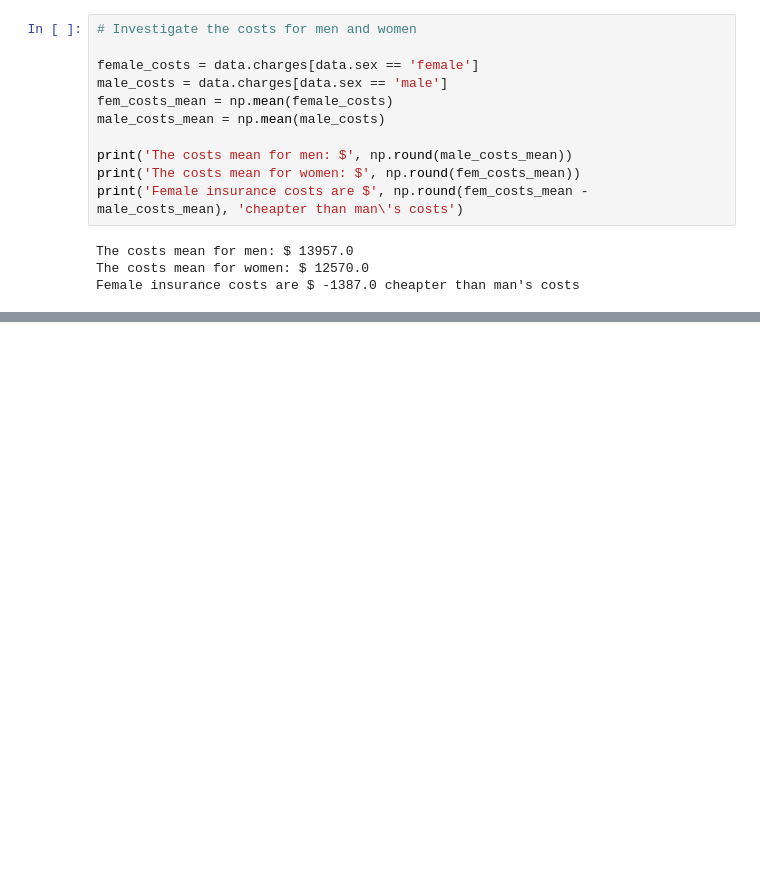
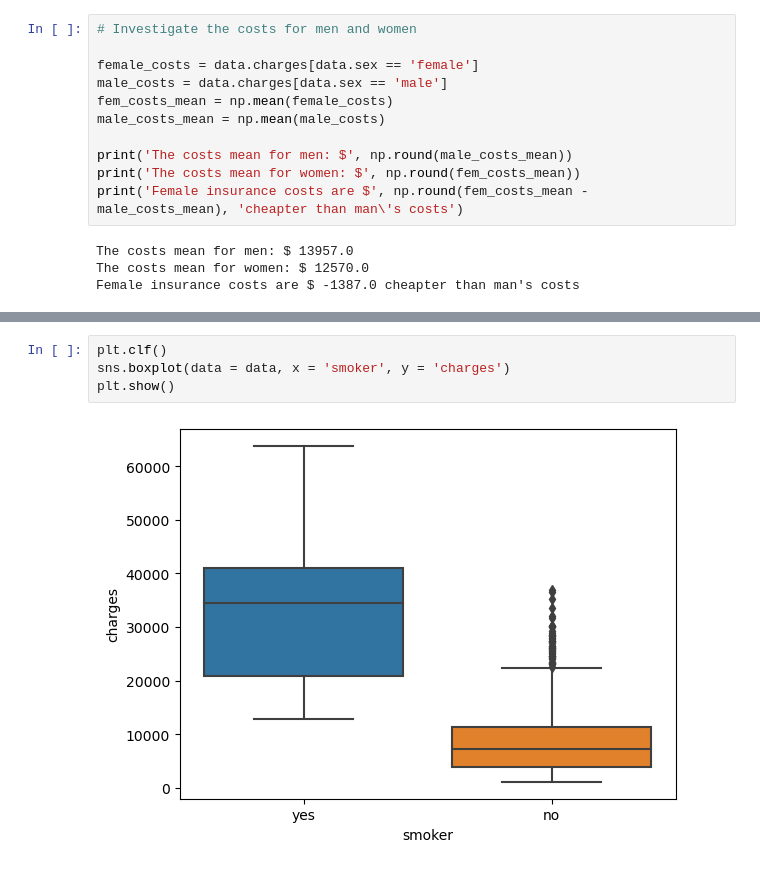
Before and after one commit to cacaprog/learning-projects, a Jupyter notebook: us-medical-insurance-cost/us-medical-insurance-costs.ipynb, the cells around one changed output, grey strips where cells are left out. Drawn from its saved outputs; the diff is of its cells as text; blank space fills up the shorter version.

```diff
--- a/us-medical-insurance-cost/us-medical-insurance-costs.ipynb
+++ b/us-medical-insurance-cost/us-medical-insurance-costs.ipynb
@@ -74,0 +95,6 @@ plt.show()
+# %%
+plt.clf()
+sns.boxplot(data = data, x = 'smoker', y = 'charges')
+plt.show()
+# %% [output]
+[figure, added]
```
Also changed, not shown: parts of 16 cells of this notebook, 1 other file.
